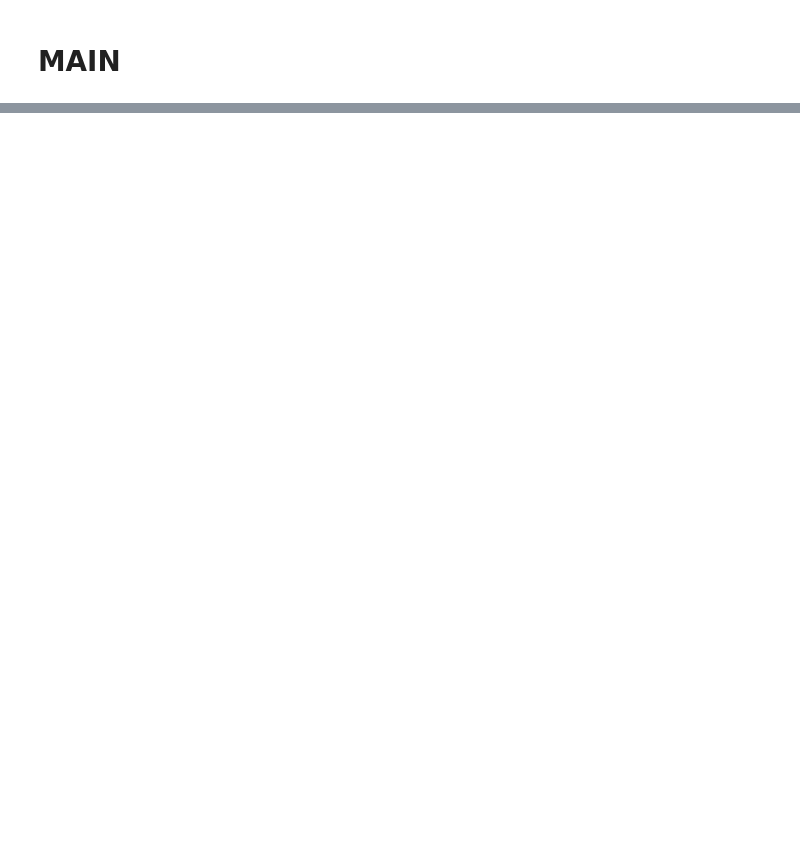
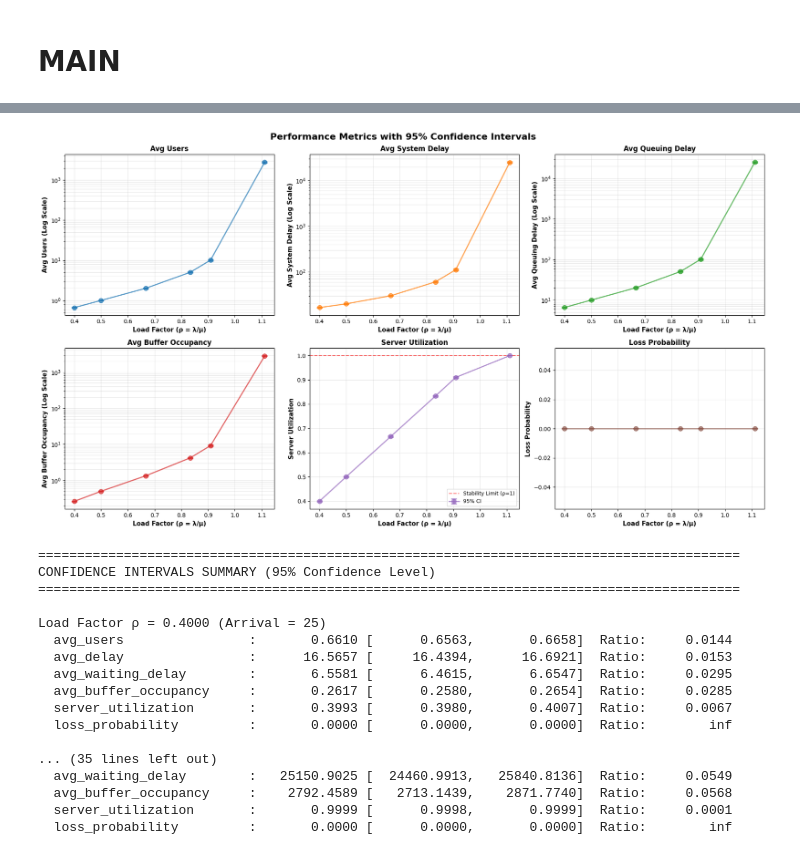
Before and after one commit to Gaspaflav/Management, a Jupyter notebook: queueMM1-ES.ipynb, the cells around one changed output, grey strips where cells are left out. Drawn from its saved outputs; the diff is of its cells as text; code cells hidden in the pictures; blank space fills up the shorter version.

```diff
--- a/queueMM1-ES.ipynb
+++ b/queueMM1-ES.ipynb
@@ -118,20 +132,36 @@ def arrival(data,time, FES, queue, arr_time):
 # %% [markdown]
 ## DEPARTURES
 # %%
-def departure(data,time, FES, queue, server_id):
+def departure(data, time, FES, queue, server_id, client_id=None, event_counter=0):
     global users
 
     #print("Departure no. ",data.dep+1," at time ",time," with ",users," users" )
 
     # cumulate statistics
+    num_servers = len(servers)
     data.dep += 1
     data.ut += users*(time-data.oldT)
-    data.buffer_occ += max(users - NUM_SERVERS, 0) * (time - data.oldT)  # queue length
-    data.busy_time += (1 if users > 0 else 0) * (time - data.oldT)  # Busy time when at least one server is occupied
+    data.buffer_occ += max(users - num_servers, 0) * (time - data.oldT)  # queue length
+    data.busy_time += min(users, num_servers) * (time - data.oldT)  # Busy time: cumulate based on number of occupied servers
     data.oldT = time
 
-    # get the first element from the queue
-    client = queue.pop(0)
+    # Find and remove client by ID from queue
+    if client_id is None:
+        # Backward compatibility: pop first client
+        client = queue.pop(0)
+    else:
+        # Find the client with matching ID and remove it
+        client = None
+        for c in queue:
+            if c.client_id == client_id:
+                client = c
+                queue.remove(c)
+                break
+        if client is None:
+            # If client not found, something went wrong - use first client
+            client = queue.pop(0) if queue else None
+            if client is None:
+                return  # No client to serve
 
     # do whatever we need to do when clients go away
 
@@ -152,12 +182,12 @@ def departure(data,time, FES, queue, server_id):
     server.busy_since = None
 
     # see whether there are more clients in the queue
-    if users > 0 and len(queue) > 0:
+    next_client = next((c for c in queue if c.service_start_time is None), None)
+    if next_client is not None:
         # Find an idle server to serve the next client
-        idle_server = next((s for s in servers if s.idle), None)
+        idle_server = next((server for server in servers if server.idle), None)
         if idle_server:
             # Mark the service start time for the next client
-            next_client = queue[0]
             next_client.service_start_time = time
             idle_server.idle = False
             idle_server.busy_since = time
@@ -165,8 +195,9 @@ def departure(data,time, FES, queue, server_id):
             # sample the service time
             service_time = random.expovariate(1.0/SERVICE)
 
-            # schedule when the client will finish the server
-            FES.put((time + service_time, "departure", idle_server.id))
+            # schedule when the client will finish the server (use client_id instead of object)
+            event_counter += 1
+            FES.put((time + service_time, event_counter, "departure", idle_server.id, next_client.client_id))
 # %% [markdown]
 ## CONFIDENCE INTERVALS
 # %%
@@ -430,0 +1146,22 @@ plot_results(all_results, ARRIVALS, SERVICE)
+# %%
+# Plot confidence intervals for all metrics
+plot_confidence_intervals(all_results, ARRIVALS, SERVICE, confidence=0.95)
+# %% [output]
+[figure, added]
+==========================================================================================
+CONFIDENCE INTERVALS SUMMARY (95% Confidence Level)
+==========================================================================================
+
+Load Factor ρ = 0.4000 (Arrival = 25)
+  avg_users                :       0.6610 [      0.6563,       0.6658]  Ratio:     0.0144
+  avg_delay                :      16.5657 [     16.4394,      16.6921]  Ratio:     0.0153
+  avg_waiting_delay        :       6.5581 [      6.4615,       6.6547]  Ratio:     0.0295
+  avg_buffer_occupancy     :       0.2617 [      0.2580,       0.2654]  Ratio:     0.0285
+  server_utilization       :       0.3993 [      0.3980,       0.4007]  Ratio:     0.0067
+  loss_probability         :       0.0000 [      0.0000,       0.0000]  Ratio:        inf
+
+... (35 lines left out)
+  avg_waiting_delay        :   25150.9025 [  24460.9913,   25840.8136]  Ratio:     0.0549
+  avg_buffer_occupancy     :    2792.4589 [   2713.1439,    2871.7740]  Ratio:     0.0568
+  server_utilization       :       0.9999 [      0.9998,       0.9999]  Ratio:     0.0001
+  loss_probability         :       0.0000 [      0.0000,       0.0000]  Ratio:        inf
```
Also changed, not shown: parts of 27 cells of this notebook.
